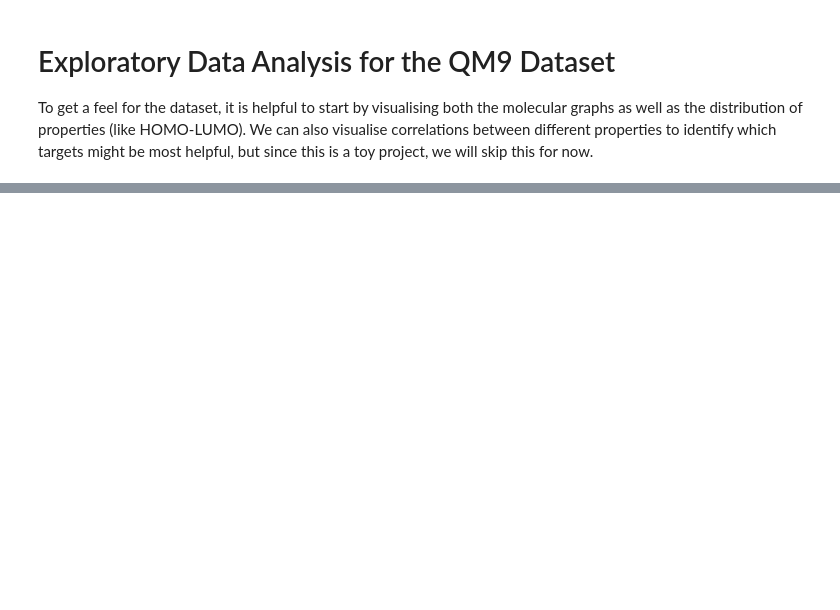
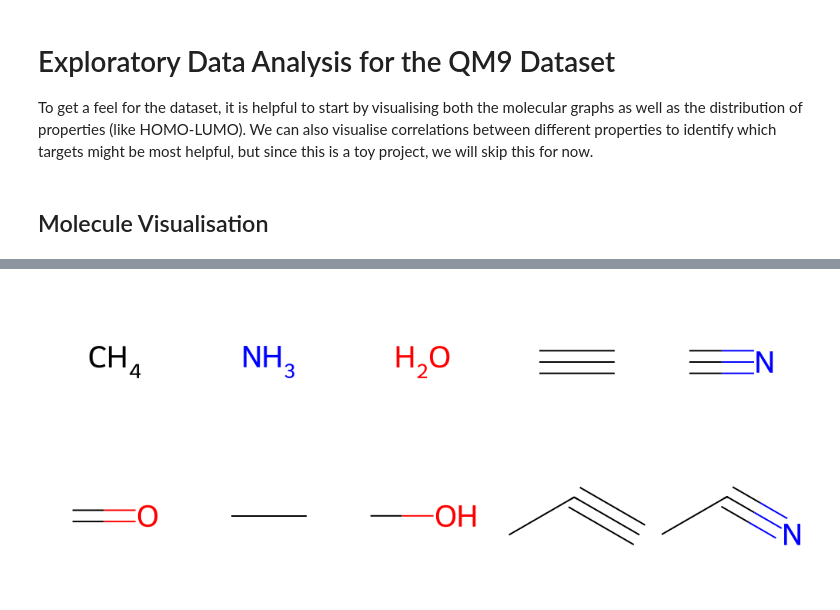
Before and after one commit to jphaupt/generative-molecular-design, a Jupyter notebook: notebooks/01_explore_qm9.ipynb, the cells around one changed output, grey strips where cells are left out. Drawn from its saved outputs; the diff is of its cells as text; code cells hidden in the pictures; blank space fills up the shorter version.

Commit message:
complete basic visualisation/exploratory analysis

```diff
--- a/notebooks/01_explore_qm9.ipynb
+++ b/notebooks/01_explore_qm9.ipynb
@@ -12,4 +12,6 @@ from IPython.display import SVG
 
 # using the QM9 dataset, as it includes quantum properties and is of modest size
 dataset = QM9(root="../data/QM9")
+# %% [markdown]
+## Molecule Visualisation
 # %%
@@ -17,3 +20,10 @@ m = Chem.MolFromSmiles('c1cccnc1O')
 SVG(mygenai.utils.moltosvg(m))
 # %% [output]
 [drawing not drawn]
+# %%
+# visualise the top 10 molecules in the dataset
+num_viz = 10
+mols = [mygenai.utils.to_rdkit(dataset[i]) for i in range(num_viz)]
+Chem.Draw.MolsToGridImage(mols, molsPerRow=5)
+# %% [output]
+[figure, added]
```
Also changed, not shown: parts of 6 cells of this notebook, 2 other files.
